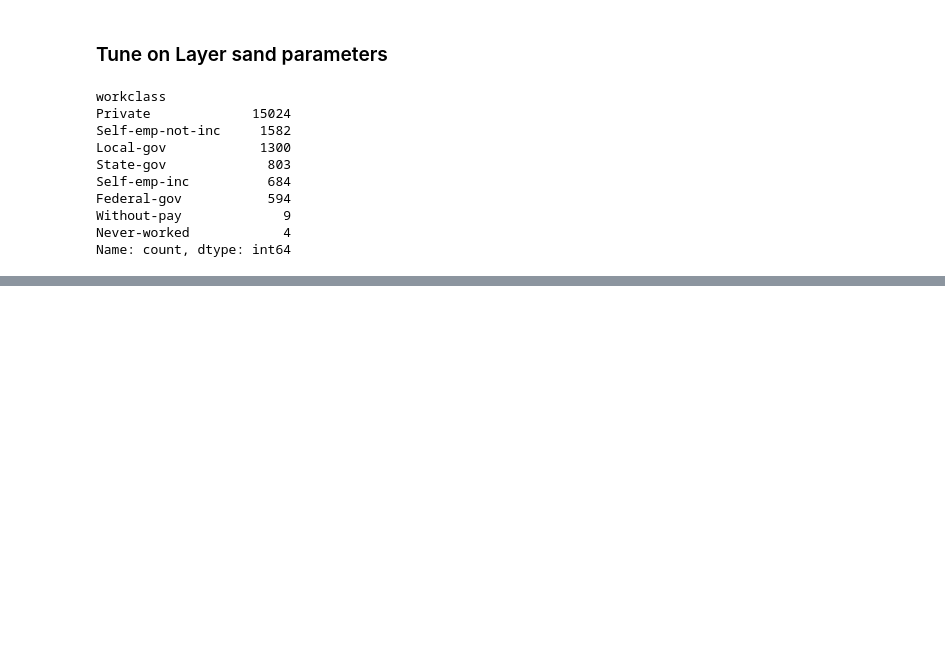
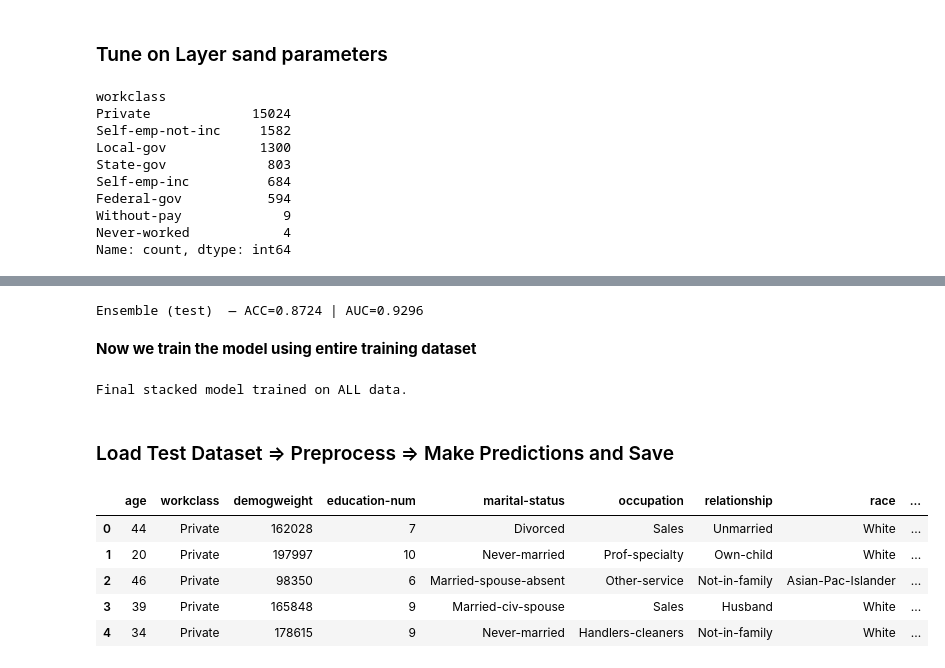
Before and after one commit to jasonllai/ML_Case_Review, a Jupyter notebook: USCensus_NN_Code.ipynb, the cells around one changed output, grey strips where cells are left out. Cells and saved outputs as stored; diff of their text form; code cells hidden in the pictures; blank space fills up the shorter version.

Commit message:
Add Final Part 2 and predictions as separate txt file

```diff
--- a/USCensus_NN_Code.ipynb
+++ b/USCensus_NN_Code.ipynb
@@ -1638,0 +1559,31 @@ Best by ACC: {'hidden_units': 64.0, 'hidden_layers': 1.0, 'dropout': 0.2, 'l2_re
+# %%
+X_te = np.asarray(X_test_mode_enc)
+y_te = np.asarray(y_test_mode).astype("int64").ravel()
+
+nn_full = build_nn()
+nn_full.fit(X, y, epochs=EPOCHS, batch_size=BATCH, verbose=0)
+
+p_nn_te = nn_full.predict(X_te, verbose=0).ravel()
+X_test_aug = np.hstack([X_te, p_nn_te.reshape(-1, 1)])
+
+p_test_2 = tree.predict_proba(X_test_aug)[:, 1]
+print(f"Ensemble (test)  — ACC={(p_test_2>=0.5).astype(int).mean() if y_te is None else ((p_test_2>=0.5).astype(int)==y_te).mean():.4f} | "
+      f"AUC={roc_auc_score(y_te, p_test_2):.4f}")
+# %% [output]
+Ensemble (test)  — ACC=0.8724 | AUC=0.9296
+# %% [markdown]
+**Now we train the model using entire training dataset**
+# %%
+X_all = np.vstack([X, X_te])
+y_all = np.concatenate([y, y_te])
+
+nn_all = build_nn()
+nn_all.fit(X_all, y_all, epochs=EPOCHS, batch_size=BATCH, verbose=0)
+p_nn_all = nn_all.predict(X_all, verbose=0).ravel()
+X_all_aug = np.hstack([X_all, p_nn_all.reshape(-1, 1)])
+
+tree_full = XGBClassifier(**tree.get_params())
+tree_full.fit(X_all_aug, y_all)
+print("Final stacked model trained on ALL data.")
+# %% [output]
+Final stacked model trained on ALL data.
@@ -1638,0 +1615,13 @@ Best by ACC: {'hidden_units': 64.0, 'hidden_layers': 1.0, 'dropout': 0.2, 'l2_re
+# %% [markdown]
+### Load Test Dataset => Preprocess => Make Predictions and Save
+# %%
+data_test = pd.read_csv("../Data/USCensusTest.csv", sep=',', header=0)
+data_test = data_test.drop(columns=['education'])
+data_test.head()
+# %% [output]
+|  | age | workclass | demogweight | education-num | marital-status | occupation | relationship | race | ... |
+| 0 | 44 | Private | 162028 | 7 | Divorced | Sales | Unmarried | White | ... |
+| 1 | 20 | Private | 197997 | 10 | Never-married | Prof-specialty | Own-child | White | ... |
+| 2 | 46 | Private | 98350 | 6 | Married-spouse-absent | Other-service | Not-in-family | Asian-Pac-Islander | ... |
+| 3 | 39 | Private | 165848 | 9 | Married-civ-spouse | Sales | Husband | White | ... |
+| 4 | 34 | Private | 178615 | 9 | Never-married | Handlers-cleaners | Not-in-family | White | ... |
```
Also changed, not shown: parts of 47 cells of this notebook, 1 other file.
